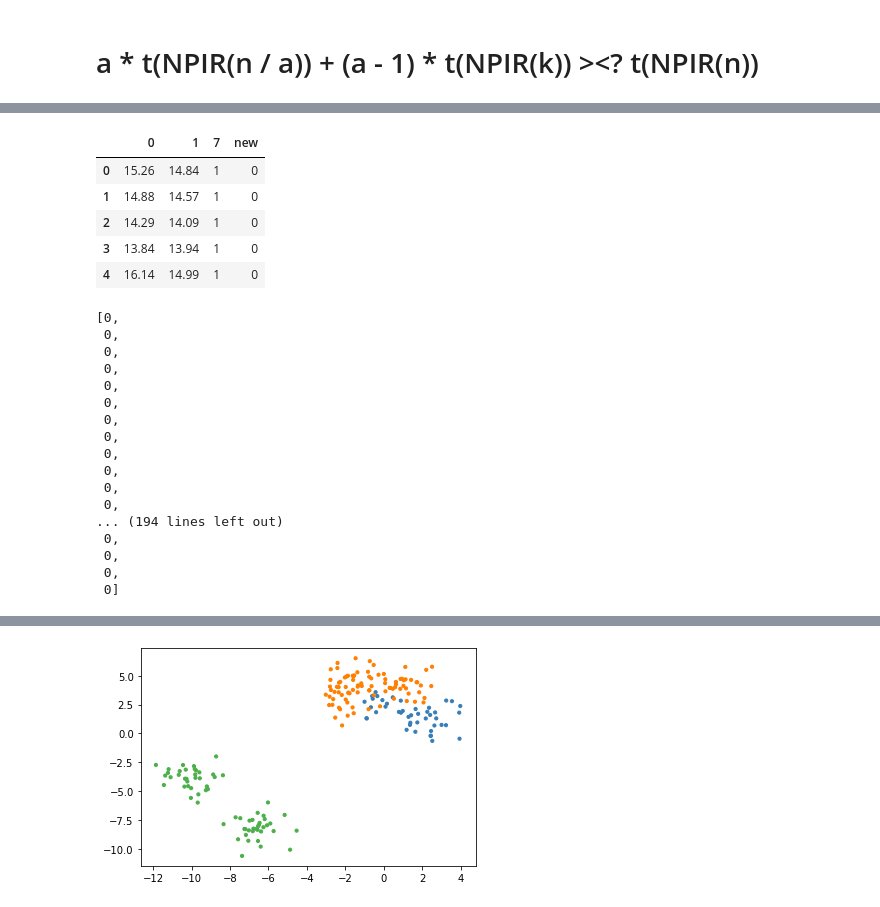
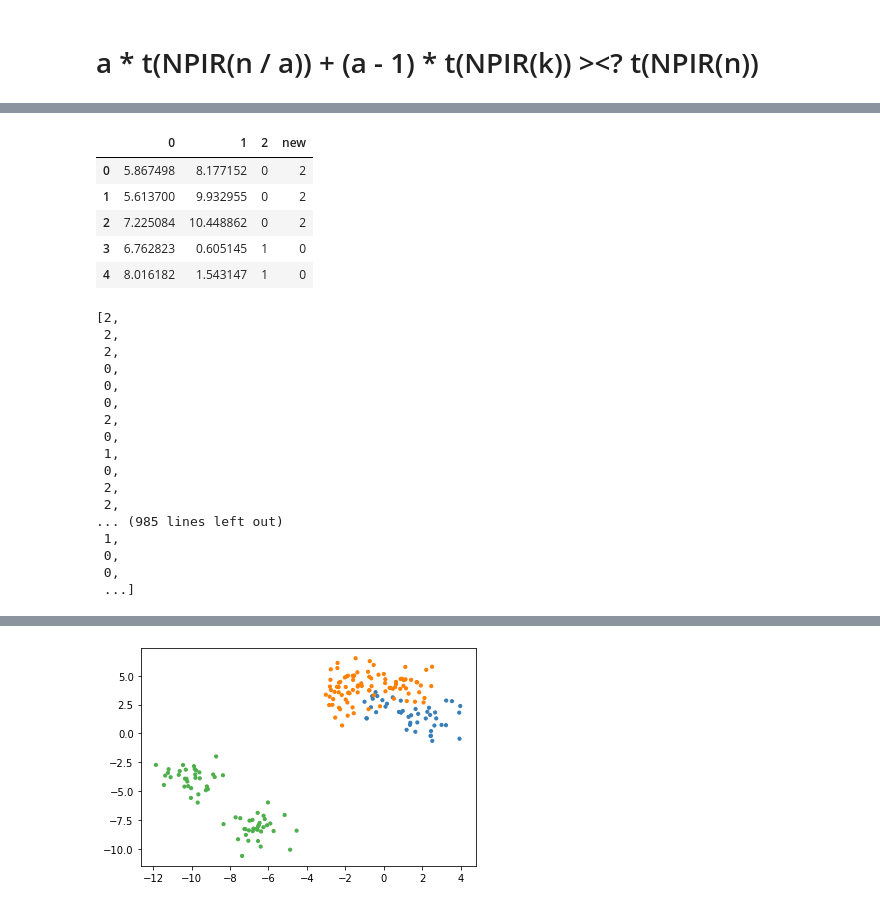
Before and after one commit to aminkhod/BigData_clustering, a Jupyter notebook: clustering.ipynb, the cells around one changed output, grey strips where cells are left out. Drawn from its saved outputs; the diff is of its cells as text; code cells hidden in the pictures.

```diff
--- a/clustering.ipynb
+++ b/clustering.ipynb
@@ -644,35 +644,36 @@ data = data[[0,1,7]]
-# %%
-data['new'] = d['defined_cluster']
-data.head()
-# %% [output]
-|  | 0 | 1 | 7 | new |
-| 0 | 15.26 | 14.84 | 1 | 0 |
-| 1 | 14.88 | 14.57 | 1 | 0 |
-| 2 | 14.29 | 14.09 | 1 | 0 |
-| 3 | 13.84 | 13.94 | 1 | 0 |
-| 4 | 16.14 | 14.99 | 1 | 0 |
+# %%
+# data['new'] = d['defined_cluster']
+data['new'] = NPIR(pd.read_csv('blobs.csv', header=None).iloc[:,:2].values,k,IR,i)
+data.head()
+# %% [output]
+|  | 0 | 1 | 2 | new |
+| 0 | 5.867498 | 8.177152 | 0 | 2 |
+| 1 | 5.613700 | 9.932955 | 0 | 2 |
+| 2 | 7.225084 | 10.448862 | 0 | 2 |
+| 3 | 6.762823 | 0.605145 | 1 | 0 |
+| 4 | 8.016182 | 1.543147 | 1 | 0 |
 # %%
-y = data[7]
+y = data[2]
 labelsPred = data['new']
 list(labelsPred)
 # %% [output]
-[0,
+[2,
+ 2,
+ 2,
  0,
  0,
  0,
+ 2,
+ 0,
+ 1,
+ 0,
+ 2,
+ 2,
+... (985 lines left out)
+ 1,
  0,
  0,
- 0,
- 0,
- 0,
- 0,
- 0,
- 0,
-... (194 lines left out)
- 0,
- 0,
- 0,
- 0]
+ ...]
 # %%
 x = data[[0,1]].values
 # x
```
Also changed, not shown: parts of 4 cells of this notebook.
